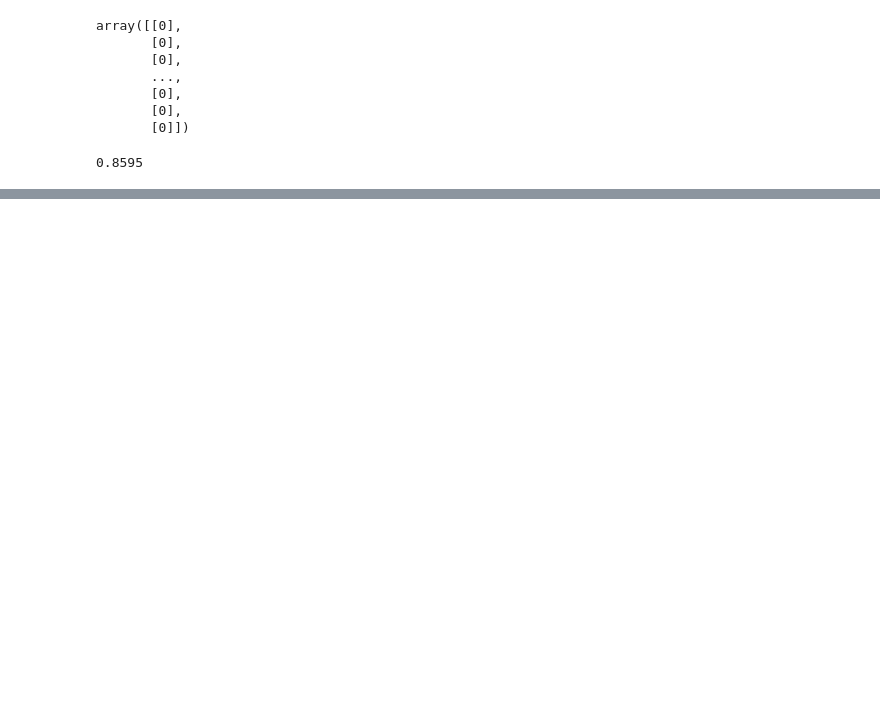
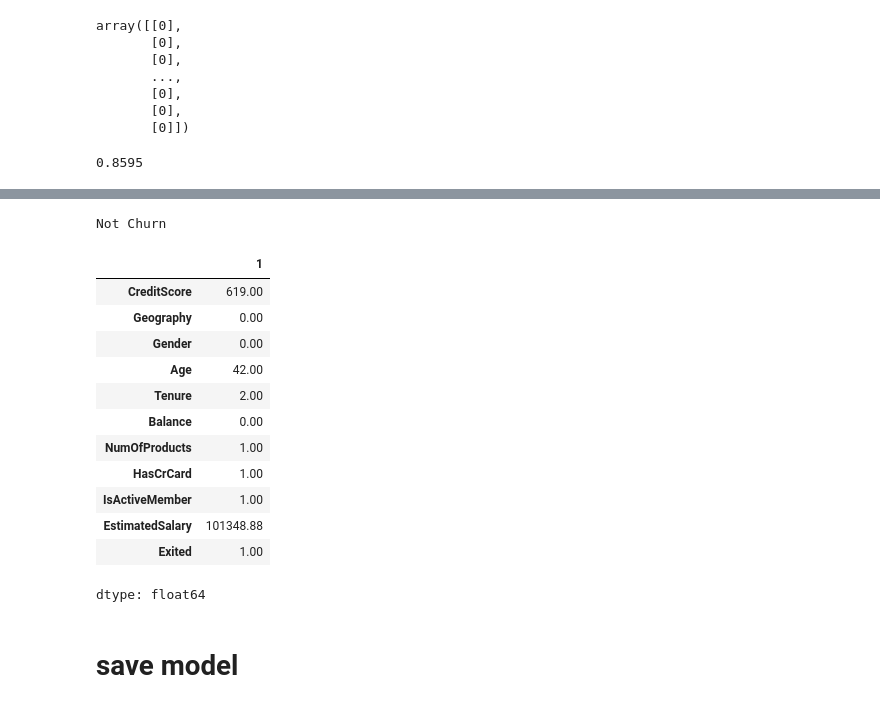
Before and after one commit to Saifullah785/deep-learning-projects, a Jupyter notebook: Project_05_Customer_Churn_classification_with_ANN/Project_05_Customer_Churn_classification_with_ANN.ipynb, the cells around one changed output, grey strips where cells are left out. Drawn from its saved outputs; the diff is of its cells as text; code cells hidden in the pictures; blank space fills up the shorter version.

Commit message:
Created using Colab while working on Project 05 and topics covered on Predictive System

```diff
--- a/Project_05_Customer_Churn_classification_with_ANN/Project_05_Customer_Churn_classification_with_ANN.ipynb
+++ b/Project_05_Customer_Churn_classification_with_ANN/Project_05_Customer_Churn_classification_with_ANN.ipynb
@@ -380,0 +442,31 @@ plt.show()
+# %%
+# Predictive System
+
+# Check the prediction result and print whether the customer is likely to churn or not
+if result == 1:
+    print("Churn")
+else:
+    print("Not Churn")
+# %% [output]
+Not Churn
+# %%
+# Predictive System
+
+# Display the first row of the original churn_data DataFrame to compare with the sample customer's data
+churn_data.iloc[0]
+# %% [output]
+|  | 1 |
+| CreditScore | 619.00 |
+| Geography | 0.00 |
+| Gender | 0.00 |
+| Age | 42.00 |
+| Tenure | 2.00 |
+| Balance | 0.00 |
+| NumOfProducts | 1.00 |
+| HasCrCard | 1.00 |
+| IsActiveMember | 1.00 |
+| EstimatedSalary | 101348.88 |
+| Exited | 1.00 |
+dtype: float64
+# %% [markdown]
+# **save model**
```
Also changed, not shown: parts of 12 cells of this notebook.
